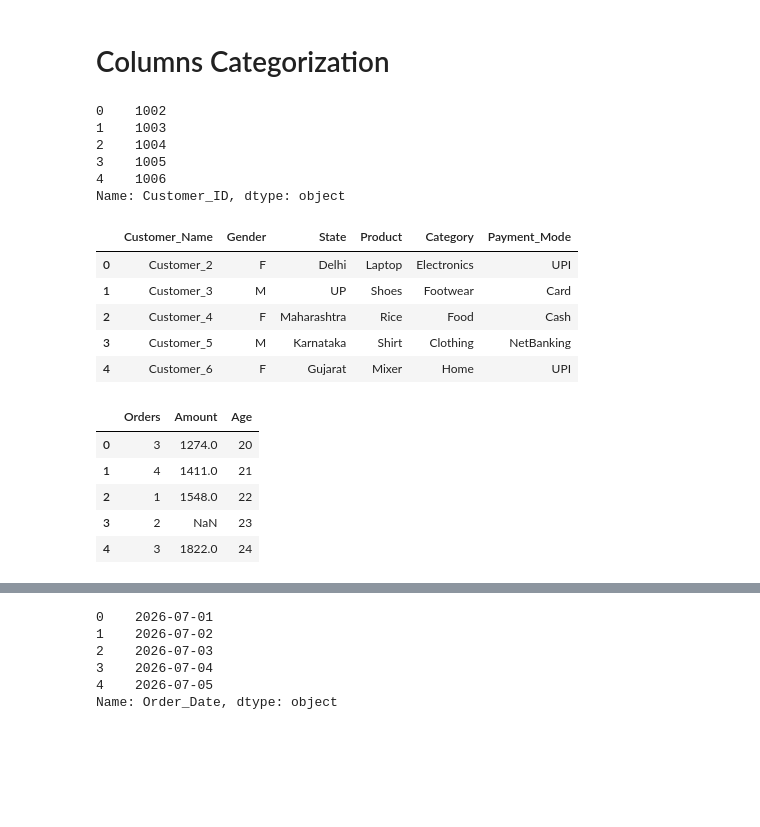
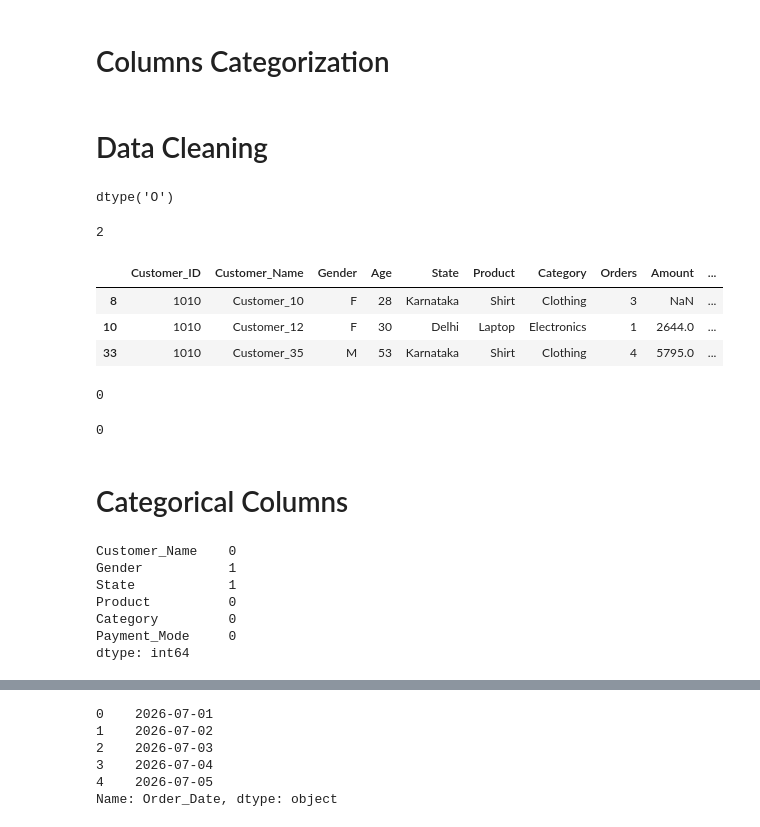
Before and after one commit to aksa106/Data-Analysis-with-Python, a Jupyter notebook: Data_Cleaning_Practice/Data_Cleaning.ipynb, the cells around one changed output, grey strips where cells are left out. Cells and saved outputs as stored; diff of their text form; code cells hidden in the pictures; blank space fills up the shorter version.

```diff
--- a/Data_Cleaning_Practice/Data_Cleaning.ipynb
+++ b/Data_Cleaning_Practice/Data_Cleaning.ipynb
@@ -145,18 +145,28 @@ df.describe()
 * This is a sales data set including a customers demographic information, purchasing records , over all sales, our goal is to analyze the data and extract meaningful insights to improve sales.
 # %% [markdown]
 # Columns Categorization
+# %% [markdown]
+# Data Cleaning
+# %%
+df.drop(columns=['Status'],inplace=True)
+# %%
+df.drop(columns=['Notes'],inplace=True)
 # %%
-## Identifier columns
-
-## cutomer_ID and id related columns are identifiers
+## Identifier Column
 
 df['Customer_ID'] = df['Customer_ID'].astype(str)
 
-df['Customer_ID'].head()
+df['Customer_ID'].dtype
 # %% [output]
-0    1002
-1    1003
-2    1004
-3    1005
-4    1006
-Name: Customer_ID, dtype: object
+dtype('O')
+# %%
+df['Customer_ID'].duplicated().sum()
+# %% [output]
+2
+# %%
+df[df['Customer_ID'].duplicated(keep=False)]
+# %% [output]
+|  | Customer_ID | Customer_Name | Gender | Age | State | Product | Category | Orders | Amount | ... |
+| 8 | 1010 | Customer_10 | F | 28 | Karnataka | Shirt | Clothing | 3 | NaN | ... |
+| 10 | 1010 | Customer_12 | F | 30 | Delhi | Laptop | Electronics | 1 | 2644.0 | ... |
+| 33 | 1010 | Customer_35 | M | 53 | Karnataka | Shirt | Clothing | 4 | 5795.0 | ... |
@@ -163,21 +175,25 @@ Name: Customer_ID, dtype: object
+# %%
+df['Customer_ID'].duplicated().sum()
+# %% [output]
+0
+# %%
+df['Customer_ID'].isnull().sum()
+# %% [output]
+0
+# %% [markdown]
+# Categorical Columns
 # %%
-## Categorical columns
-
-
-df[['Customer_Name', 'Gender',  'State' , 'Product' , 'Category'  , 'Payment_Mode']].head()
+df[['Customer_Name',
+    'Gender',
+    'State',
+    'Product',
+    'Category',
+    'Payment_Mode']].isnull().sum()
 # %% [output]
-|  | Customer_Name | Gender | State | Product | Category | Payment_Mode |
-| 0 | Customer_2 | F | Delhi | Laptop | Electronics | UPI |
-| 1 | Customer_3 | M | UP | Shoes | Footwear | Card |
-| 2 | Customer_4 | F | Maharashtra | Rice | Food | Cash |
-| 3 | Customer_5 | M | Karnataka | Shirt | Clothing | NetBanking |
-| 4 | Customer_6 | F | Gujarat | Mixer | Home | UPI |
+Customer_Name    0
+Gender           1
+State            1
+Product          0
+Category         0
+Payment_Mode     0
+dtype: int64
-# %%
-df[['Orders','Amount','Age']].head()
-# %% [output]
-|  | Orders | Amount | Age |
-| 0 | 3 | 1274.0 | 20 |
-| 1 | 4 | 1411.0 | 21 |
-| 2 | 1 | 1548.0 | 22 |
-| 3 | 2 | NaN | 23 |
-| 4 | 3 | 1822.0 | 24 |
```
Also changed, not shown: parts of 27 cells of this notebook.
